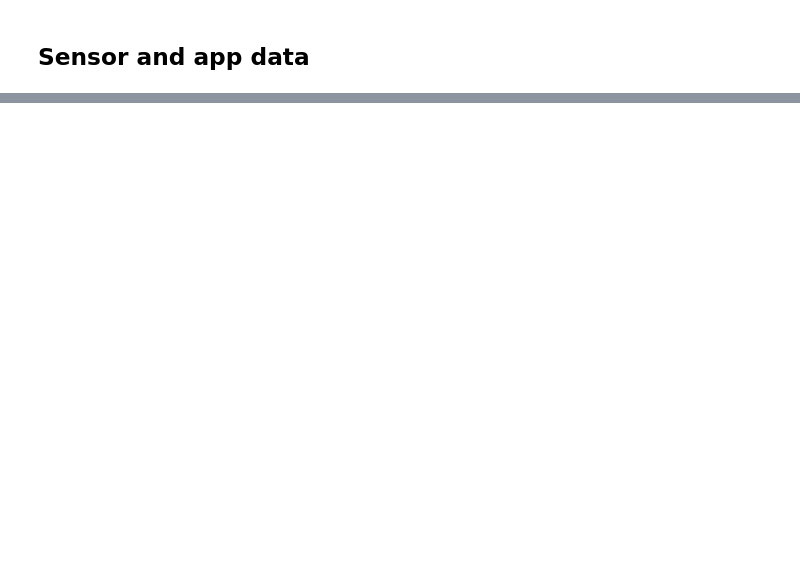
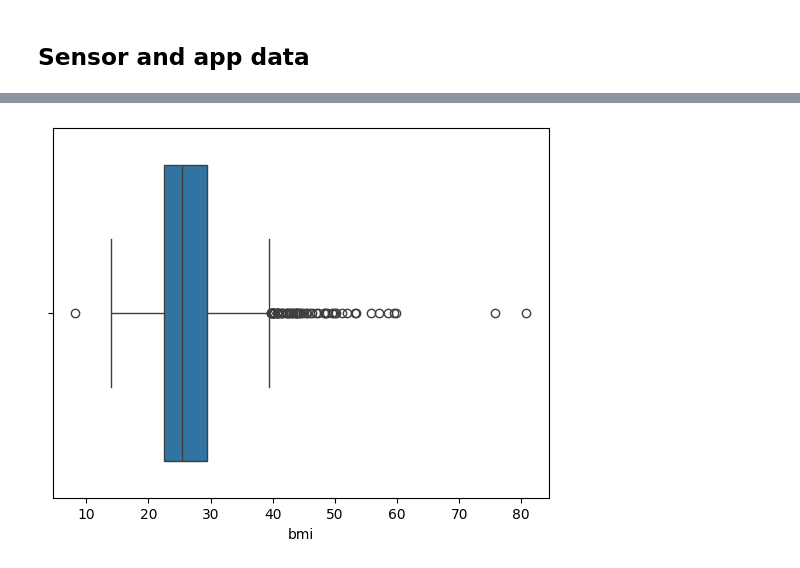
Before and after one commit to joa24jm/CH-Heart, a Jupyter notebook: src/d01_analyse/RQ1/Analyse.ipynb, the cells around one changed output, grey strips where cells are left out. Drawn from its saved outputs; the diff is of its cells as text; code cells hidden in the pictures; blank space fills up the shorter version.

Commit message:
Answer Felizitas' questions

```diff
--- a/src/d01_analyse/RQ1/Analyse.ipynb
+++ b/src/d01_analyse/RQ1/Analyse.ipynb
@@ -51,10 +30,14 @@ with open(json_file_path, 'r') as j:
      file_id_fu = json.loads(j.read())['follow_up']
 # %%
 # read file
-dwn_url='https://drive.google.com/uc?id='
-bl = pd.read_csv(dwn_url + file_id_bl, parse_dates=['created_at'], index_col='answer_id')
+# Windows
+#dwn_url='https://drive.google.com/uc?id='
+#bl = pd.read_csv(dwn_url + file_id_bl, parse_dates=['created_at'], index_col='answer_id')
+#fu = pd.read_csv(dwn_url + file_id_fu, parse_dates=['created_at'], index_col='answer_id')
 
-fu = pd.read_csv(dwn_url + file_id_fu, parse_dates=['created_at'], index_col='answer_id')
+# Mac
+bl = pd.read_csv('data/d01_raw/rki_heart_baseline.csv', parse_dates=['created_at'], index_col='answer_id')
+fu = pd.read_csv('data/d01_raw/rki_heart_followup.csv', parse_dates=['created_at'], index_col='answer_id')
 # %% [markdown]
 ## Get some baseline facts
 # %%
@@ -119,0 +302,8 @@ print('tracking permission ratio: \t', fu.sensordata_apps.notnull().sum()/fu.sha
+# %%
+def calculate_bmi(weight_kg, height_cm):
+    bmi = weight_kg / ((height_cm/100) ** 2)
+    return bmi
+
+bl['bmi'] = bl.apply(lambda row: calculate_bmi(row['weigh1'], row['heigh']), axis=1)
+
+bl.bmi.describe()
@@ -119,0 +320,5 @@ print('tracking permission ratio: \t', fu.sensordata_apps.notnull().sum()/fu.sha
+# %%
+sns.boxplot(data=bl, x="bmi")
+plt.show()
+# %% [output]
+[figure, added]
```
Also changed, not shown: parts of 30 cells of this notebook, 2 other files.
